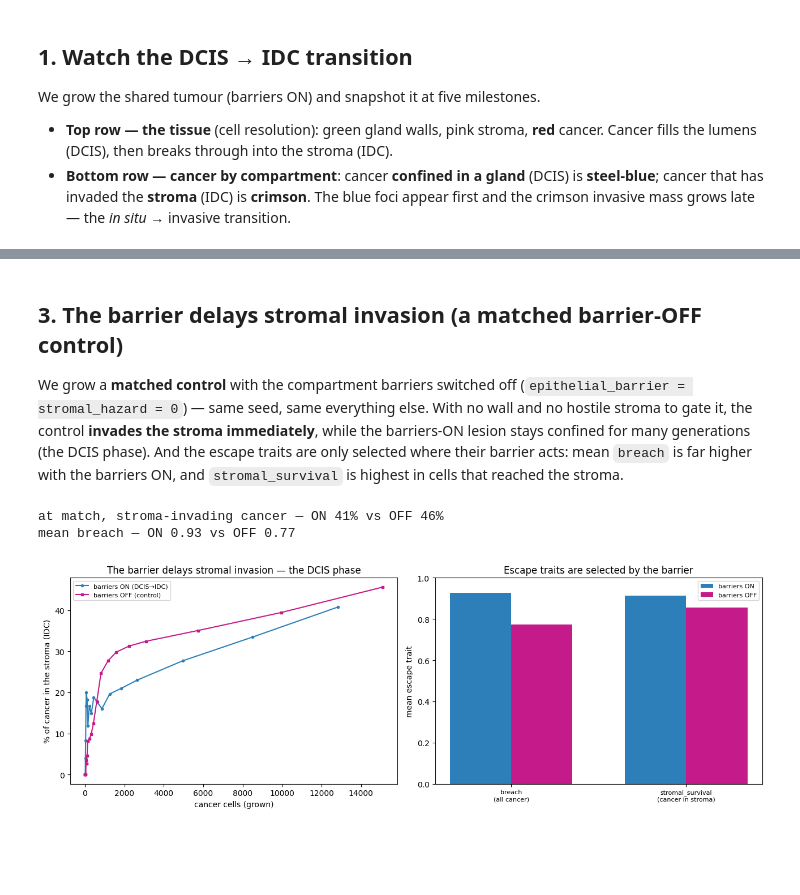
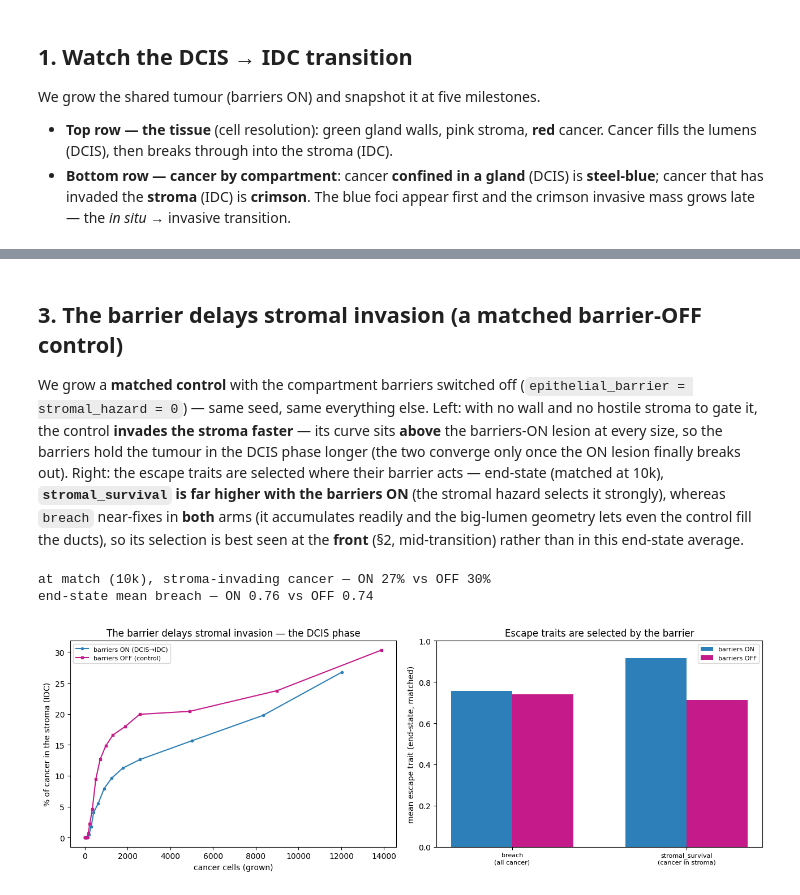
Before and after one commit to pedrofale/iscc, a Jupyter notebook: notebooks/compartment_selection_confound.ipynb, the cells around one changed output, grey strips where cells are left out. Saved outputs shown, nothing was run; the diff lists cells and outputs as text; code cells hidden in the pictures; blank space fills up the shorter version.

```diff
--- a/notebooks/compartment_selection_confound.ipynb
+++ b/notebooks/compartment_selection_confound.ipynb
@@ -46,6 +46,7 @@ We grow the shared tumour (barriers ON) and snapshot it at five milestones.
   cancer that has invaded the **stroma** (IDC) is **crimson**. The blue foci appear first and the
   crimson invasive mass grows late — the *in situ* → invasive transition.
 # %%
+import matplotlib.patches as mpatches
 MILESTONES = [40, 400, 1500, 5000, 10000]
 t = GenotypeTumor(seed=B.BASE_SEED, genome_params=B.GENOME, selection_params=B.SELECTION,
                   cancer_cell_params=B.CANCER, deme_params=B.DEME, spatial_params=B.SPATIAL,
@@ -56,8 +57,9 @@ while True:
     on_traj.append((t.step, ncan, B.stroma_cancer_pct(t)))
     if mi < len(MILESTONES) and ncan >= MILESTONES[mi]:
         t.make_cell_data()
+        img, _ = B.expanded_tissue_rgb(t, section_frac=0.4)   # fast tissue section (no per-clone Muller colormap)
         snaps.append(dict(ncan=ncan, ngl=len(B.glands_colonised(t)), stroma=B.stroma_cancer_pct(t),
-                          cd=t.cell_data, gland_grid=B.cancer_gland_grid(t)))
+                          img=img, gland_grid=B.cancer_gland_grid(t)))
         mi += 1
     if ncan >= MILESTONES[-1]:
         break
@@ -69,15 +71,18 @@ assert B._n_cancer(t) >= 10000
 
 ncol = len(snaps)
 fig, axes = plt.subplots(2, ncol, figsize=(3.0 * ncol, 6.6), constrained_layout=True)
+tissue_legend = [mpatches.Patch(color=(0.17, 0.55, 0.24), label="epithelial"),
+                 mpatches.Patch(color=(0.98, 0.80, 0.86), label="stromal"),
+                 mpatches.Patch(color=(0.84, 0.15, 0.16), label="cancer")]
 for k, s in enumerate(snaps):
-    viz.plot_grid(s["cd"], t.grid_size, t.traces, t.genotypes_parents, color=["cell_type"],
-                  ax=axes[0, k], expand_demes=True, section_frac=0.4, cancer_color="#d62728")
+    axes[0, k].imshow(s["img"], interpolation="nearest"); axes[0, k].set_xticks([]); axes[0, k].set_yticks([])
     axes[0, k].set_title(f"{s['ncan']:,} cancer · {s['ngl']}/{t.n_glands} glands\nstroma {s['stroma']:.0f}%",
                          fontsize=9)
     grid = s["gland_grid"]; rgb = np.ones((*grid.shape, 3))
     rgb[grid >= 0] = (0.17, 0.45, 0.71)   # confined DCIS  -> steel blue
     rgb[grid == -1] = (0.77, 0.10, 0.18)  # stroma-invaded IDC -> crimson
     axes[1, k].imshow(rgb, interpolation="nearest"); axes[1, k].set_xticks([]); axes[1, k].set_yticks([])
+axes[0, 0].legend(handles=tissue_legend, fontsize=7, loc="upper right", framealpha=0.85)
 axes[0, 0].set_ylabel("tissue (cells)\ngreen wall · red cancer · pink stroma", fontsize=8)
 axes[1, 0].set_ylabel("cancer by compartment\nblue = in-gland DCIS · red = stroma IDC", fontsize=8)
 fig.suptitle("Compartment selection: confined multi-focal DCIS breaking out into the stroma (IDC)", fontsize=13)
@@ -129,52 +159,60 @@ mean stromal_survival — in gland 0.87 vs in stroma 0.91
 ## 3. The barrier delays stromal invasion (a matched barrier-OFF control)
 
 We grow a **matched control** with the compartment barriers switched off
-(`epithelial_barrier = stromal_hazard = 0`) — same seed, same everything else. With no wall and no
-hostile stroma to gate it, the control **invades the stroma immediately**, while the barriers-ON lesion
-stays confined for many generations (the DCIS phase). And the escape traits are only selected where
-their barrier acts: mean `breach` is far higher with the barriers ON, and `stromal_survival` is highest
-in cells that reached the stroma.
+(`epithelial_barrier = stromal_hazard = 0`) — same seed, same everything else. Left: with no wall and no
+hostile stroma to gate it, the control **invades the stroma faster** — its curve sits **above** the
+barriers-ON lesion at every size, so the barriers hold the tumour in the DCIS phase longer (the two
+converge only once the ON lesion finally breaks out). Right: the escape traits are selected where their
+barrier acts — end-state (matched at 10k), **`stromal_survival` is far higher with the barriers ON**
+(the stromal hazard selects it strongly), whereas `breach` near-fixes in **both** arms (it accumulates
+readily and the big-lumen geometry lets even the control fill the ducts), so its selection is best seen
+at the **front** (§2, mid-transition) rather than in this end-state average.
 # %%
 t_off = GenotypeTumor(seed=B.BASE_SEED, genome_params=B.GENOME, selection_params=B.SELECTION,
                       cancer_cell_params=B.CANCER, deme_params=B.DEME,
                       spatial_params=dict(B.SPATIAL, epithelial_barrier=0.0, stromal_hazard=0.0),
                       expression_params=B.EXPR(), update_mode="tau", tau=1.0)
 off_traj = []
 while B._n_cancer(t_off) < MILESTONES[-1]:
     off_traj.append((t_off.step, B._n_cancer(t_off), B.stroma_cancer_pct(t_off)))
     ncan = B._n_cancer(t_off)
     t_off.grow(n_steps=(1 if ncan < 2500 else 2), seed=B.BASE_SEED)
 off_traj.append((t_off.step, B._n_cancer(t_off), B.stroma_cancer_pct(t_off)))
 t_off.make_cell_data()
-gland_off = B.cell_gland(t_off); can_off = B.cell_types(t_off) == "cancer"
-breach_off = B.cell_trait(t_off, "breach"); ss_off = B.cell_trait(t_off, "stromal_survival")
+
+# matched end-state comparison (both fully grown to 10k): the barrier selects breach UP; the control,
+# with no wall to cross, never needs it.
+ty_e = B.cell_types(t); can_e = ty_e == "cancer"; gl_e = B.cell_gland(t)
+br_e = B.cell_trait(t, "breach"); sse = B.cell_trait(t, "stromal_survival")
+gl_off = B.cell_gland(t_off); can_off = B.cell_types(t_off) == "cancer"
+br_off = B.cell_trait(t_off, "breach"); ss_off = B.cell_trait(t_off, "stromal_survival")
 
 fig, axes = plt.subplots(1, 2, figsize=(13, 4.6))
 on = np.array(on_traj); off = np.array(off_traj)
 axes[0].plot(on[:, 1], on[:, 2], "-o", ms=3, color="#2c7fb8", label="barriers ON (DCIS→IDC)")
 axes[0].plot(off[:, 1], off[:, 2], "-s", ms=3, color="#c51b8a", label="barriers OFF (control)")
 axes[0].set_xlabel("cancer cells (grown)"); axes[0].set_ylabel("% of cancer in the stroma (IDC)")
 axes[0].set_title("The barrier delays stromal invasion — the DCIS phase"); axes[0].legend(fontsize=8)
 
 labels = ["breach\n(all cancer)", "stromal_survival\n(cancer in stroma)"]
-on_vals = [np.nanmean(breach[cancer]),
-           np.nanmean(ss[cancer & (gland == -1)]) if (cancer & (gland == -1)).any() else np.nan]
-off_vals = [np.nanmean(breach_off[can_off]),
-            np.nanmean(ss_off[can_off & (gland_off == -1)]) if (can_off & (gland_off == -1)).any() else np.nan]
+on_vals = [np.nanmean(br_e[can_e]),
+           np.nanmean(sse[can_e & (gl_e == -1)]) if (can_e & (gl_e == -1)).any() else np.nan]
+off_vals = [np.nanmean(br_off[can_off]),
+            np.nanmean(ss_off[can_off & (gl_off == -1)]) if (can_off & (gl_off == -1)).any() else np.nan]
 xp = np.arange(2); w = 0.35
 axes[1].bar(xp - w/2, on_vals, w, color="#2c7fb8", label="barriers ON")
 axes[1].bar(xp + w/2, off_vals, w, color="#c51b8a", label="barriers OFF")
 axes[1].set_xticks(xp); axes[1].set_xticklabels(labels, fontsize=8); axes[1].set_ylim(0, 1)
-axes[1].set_ylabel("mean escape trait"); axes[1].set_title("Escape traits are selected by the barrier")
+axes[1].set_ylabel("mean escape trait (end-state, matched)"); axes[1].set_title("Escape traits are selected by the barrier")
 axes[1].legend(fontsize=8)
 plt.tight_layout()
-print(f"at match, stroma-invading cancer — ON {B.stroma_cancer_pct(t):.0f}% vs OFF {B.stroma_cancer_pct(t_off):.0f}%")
-print(f"mean breach — ON {on_vals[0]:.2f} vs OFF {off_vals[0]:.2f}")
+print(f"at match (10k), stroma-invading cancer — ON {B.stroma_cancer_pct(t):.0f}% vs OFF {B.stroma_cancer_pct(t_off):.0f}%")
+print(f"end-state mean breach — ON {on_vals[0]:.2f} vs OFF {off_vals[0]:.2f}")
 del t_off
 # %% [output]
-at match, stroma-invading cancer — ON 41% vs OFF 46%
-mean breach — ON 0.93 vs OFF 0.77
+at match (10k), stroma-invading cancer — ON 27% vs OFF 30%
+end-state mean breach — ON 0.76 vs OFF 0.74
-[figure, old version]
+[figure, new version]
 # %% [markdown]
 ## 4. The confound: is invasive *expression* driven by genotype or by niche?
 
```
Also changed, not shown: parts of 6 cells of this notebook, 10 other files.
